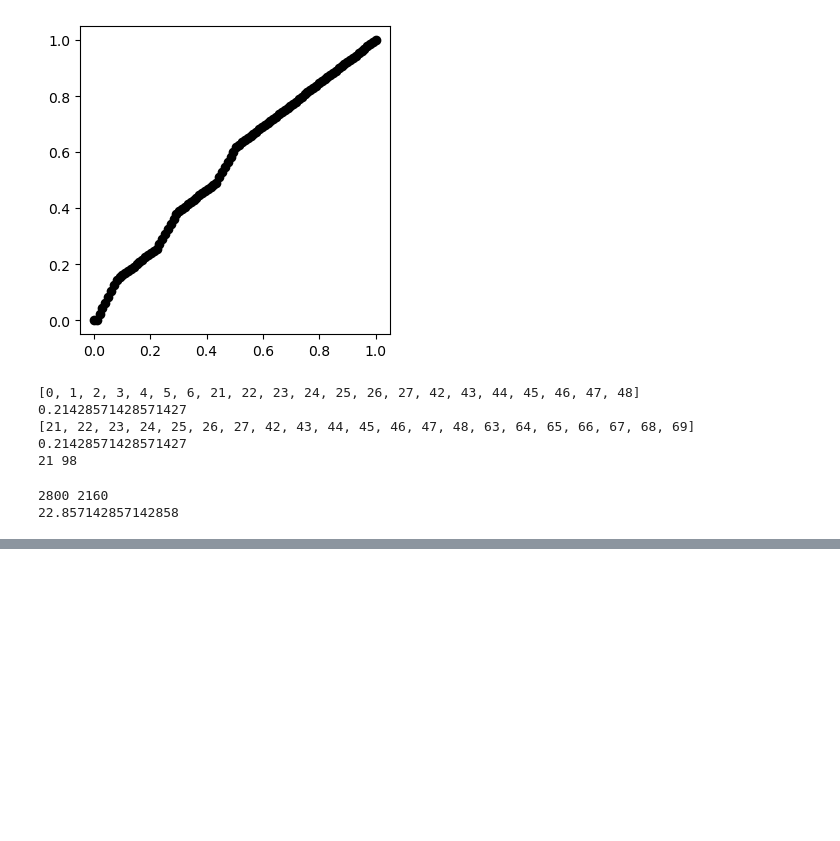
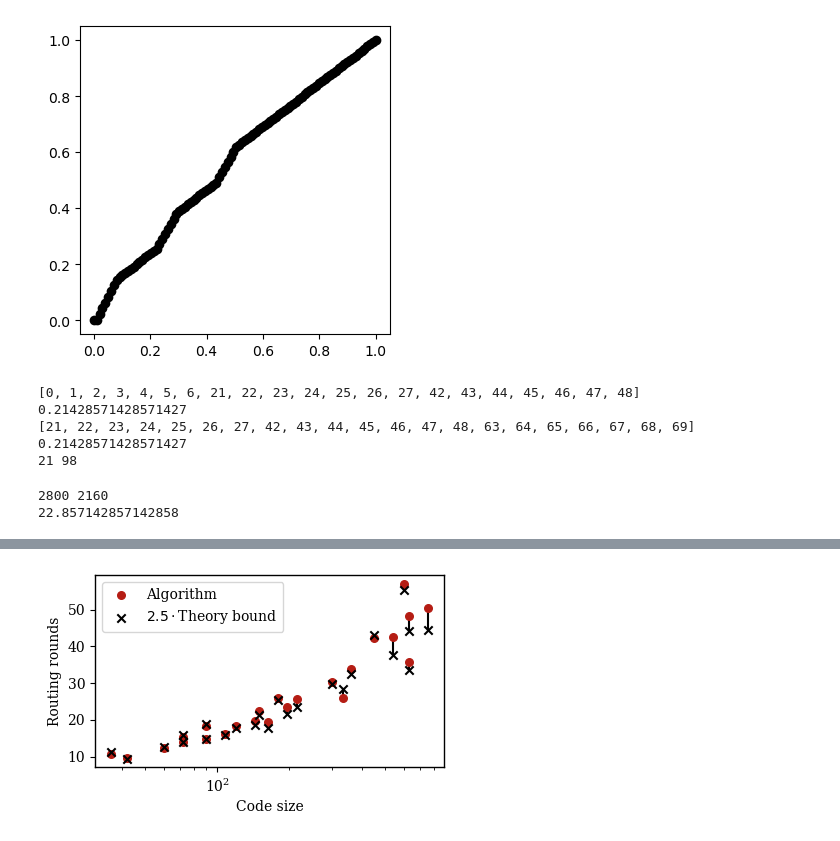
Before and after one commit to noahberthusen/qecc_routing, a Jupyter notebook: src_py/quasi-cyclic/quasi-cyclic.ipynb, the cells around one changed output, grey strips where cells are left out. Saved outputs shown, nothing was run; the diff lists cells and outputs as text; code cells hidden in the pictures; blank space fills up the shorter version.

```diff
--- a/src_py/quasi-cyclic/quasi-cyclic.ipynb
+++ b/src_py/quasi-cyclic/quasi-cyclic.ipynb
@@ -414,3 +420,83 @@ print(pc)
 # %% [output]
 2800 2160
 22.857142857142858
+# %%
+plt.rc('font', family='serif')
+# plt.rcParams['xtick.direction'] = 'in'
+# plt.rcParams['ytick.direction'] = 'in'
+plt.rcParams['axes.linewidth'] = 1
+
+fig, ax = plt.subplots(1, 1, figsize=(4.5,2.5), sharey=True)
+
+res1 = np.array([ # do generators with fewer qubits first
+    [3, 6, 4.529947916666666, 10.71875],
+    [3, 7, 3.785714285714286, 9.666666666666666],
+    [6, 6, 5.554999999999999, 14.04],
+    [3, 12, 6.398474178403756, 15.43661971830986],
+    [5, 6, 5.083333333333333, 12.5],
+    [5, 9, 5.888888888888888, 14.857142857142858],
+    [5, 12, 7.125, 18.333333333333332],
+    [6, 9, 6.404483430799221, 16.105263157894736],
+    [6, 18, 9.364646464646464, 25.78181818181818],
+    [3, 15, 7.5406249999999995, 18.416666666666668],
+    [7, 14, 8.597802197802197, 23.43076923076923],
+    [5, 15, 8.55238095238095, 22.523809523809526],
+    [6, 15, 10.13222222222222, 25.916666666666668],
+    [6, 12, 7.409863945578232, 19.632653061224488],
+    [6, 30, 12.953260869565218, 33.95652173913044],
+    [5, 30, 11.928333333333336, 30.35],
+    # [12, 24, 13.442401960784315, 41.27450980392157], # bad
+    [18, 21, 17.77698412698413, 50.47692307692308],
+    # [9, 27, 12.984070091596978, 38.72043010752688]
+    # [7, 21, 10.59080459770115, 29.47586206896552]
+    [5, 45, 17.191039426523297, 42.193548387096776],
+    [5, 60, 22.1755376344086, 57.03225806451613],
+    [15, 21, 17.647902494331067, 48.17857142857143],
+    # [15, 15, 11.38846153846154, 34.92857142857143],
+    [7, 45, 13.478306878306878, 35.666666666666664],
+    [9, 9, 7.098673300165837, 19.328358208955223],
+    [9, 30, 15.101243781094526, 42.40298507462686],
+    [6, 28, 11.357142857142858, 26.0],
+    # [12, 25, 10.475, 34.666666666666664],
+    # [9, 45, 18.02790404040404, 53.10227272727273]
+])
+
+res2 = np.array([ # randomly shuffle generators
+    [3, 6, 4.501243781094527, 10.432835820895523],
+    [3, 7, 3.9285714285714284, 10.0],
+    [6, 6, 5.617886178861788, 14.146341463414634],
+    [3, 9, 5.276119402985074, 12.492537313432836],
+    [6, 12, 7.329475308641975, 19.01851851851852],
+    [6, 9, 7.258607198748045, 17.845070422535212],
+    [7, 14, 8.604437229437229, 23.272727272727273],
+    [5, 12, 7.291666666666667, 18.5],
+    [3, 12, 6.641071428571428, 15.785714285714286],
+    [6, 18, 9.203453453453452, 24.56756756756757],
+    [6, 28, 7.1875, 20.0],
+    [6, 28, 11.357142857142858, 26.0],
+    [6, 24, 11.736519607843137, 32.26470588235294],
+    [6, 30, 13.244326241134752, 34.87234042553192],
+    [12, 12, 9.588541666666666, 27.604166666666668],
+    # [18, 21, 19.140835579514825, 54.84905660377358],
+    [5, 15, 8.205128205128204, 20.807692307692307],
+    [5, 45, 17.537606837606837, 44.73076923076923],
+    [21, 15, 19.544540644540643, 51.72727272727273],
+    # [9, 25, 11.195555555555554, 33.8], # bad one
+    [9, 21, 13.730406746031747, 36.84375],
+    # [7, 28, 13.146666666666667, 35.82666666666667]
+])
+res = res1
+code_sizes = [r[0]*r[1]*2 for r in res]
+
+red = [(181/255, 29/255, 20/255)]
+
+for i in range(len(res)):
+    plt.plot([code_sizes[i], code_sizes[i]], [res[i][3], 2.5*res[i][2]], 'k-', zorder=0)
+plt.scatter(code_sizes, res[:,3], c=red, marker='o', s=30, label="Algorithm")
+plt.scatter(code_sizes, 2.5*res[:,2], c='k', marker='x', label="$2.5\cdot$"+"Theory bound")
+
+plt.xscale('log')
+plt.legend(loc="upper left")
+plt.xlabel("Code size")
+plt.ylabel("Routing rounds")
+# %% [output]
@@ -416,0 +504 @@ print(pc)
+[figure, added]
```
Also changed, not shown: parts of 5 cells of this notebook, 40 other files.
